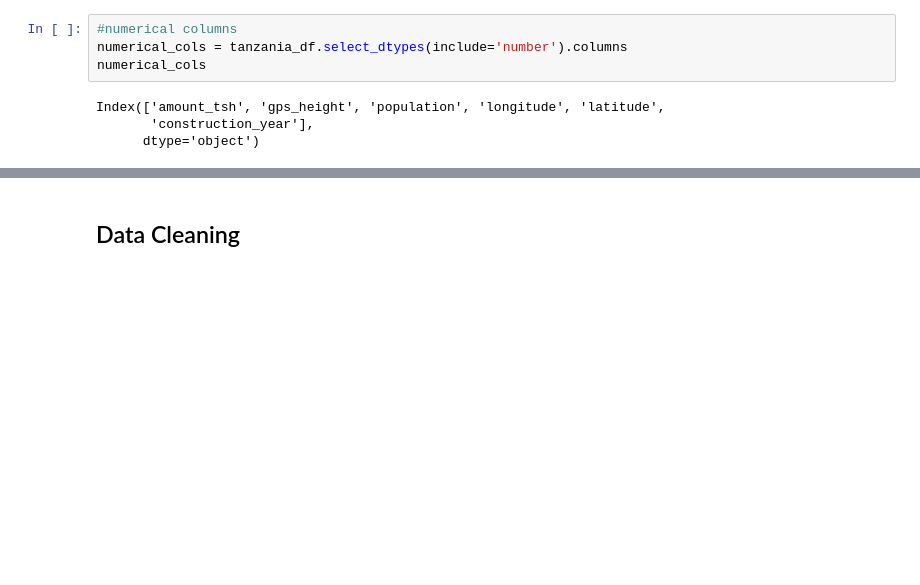
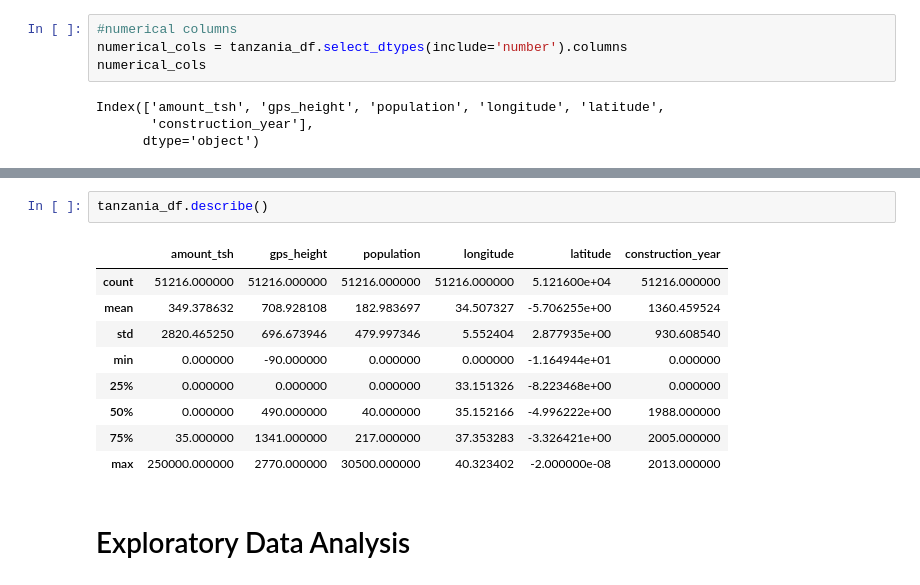
Before and after one commit to AlexIrungu/Tanzania-Wells-Classification-, a Jupyter notebook: index.ipynb, the cells around one changed output, grey strips where cells are left out. Saved outputs shown, nothing was run; the diff lists cells and outputs as text; blank space fills up the shorter version.

```diff
--- a/index.ipynb
+++ b/index.ipynb
@@ -411,2 +518,14 @@ Index(['amount_tsh', 'gps_height', 'population', 'longitude', 'latitude',
+# %%
+tanzania_df.describe()
+# %% [output]
+|  | amount_tsh | gps_height | population | longitude | latitude | construction_year |
+| count | 51216.000000 | 51216.000000 | 51216.000000 | 51216.000000 | 5.121600e+04 | 51216.000000 |
+| mean | 349.378632 | 708.928108 | 182.983697 | 34.507327 | -5.706255e+00 | 1360.459524 |
+| std | 2820.465250 | 696.673946 | 479.997346 | 5.552404 | 2.877935e+00 | 930.608540 |
+| min | 0.000000 | -90.000000 | 0.000000 | 0.000000 | -1.164944e+01 | 0.000000 |
+| 25% | 0.000000 | 0.000000 | 0.000000 | 33.151326 | -8.223468e+00 | 0.000000 |
+| 50% | 0.000000 | 490.000000 | 40.000000 | 35.152166 | -4.996222e+00 | 1988.000000 |
+| 75% | 35.000000 | 1341.000000 | 217.000000 | 37.353283 | -3.326421e+00 | 2005.000000 |
+| max | 250000.000000 | 2770.000000 | 30500.000000 | 40.323402 | -2.000000e-08 | 2013.000000 |
 # %% [markdown]
-## Data Cleaning
+# Exploratory Data Analysis
```
Also changed, not shown: parts of 18 cells of this notebook.
